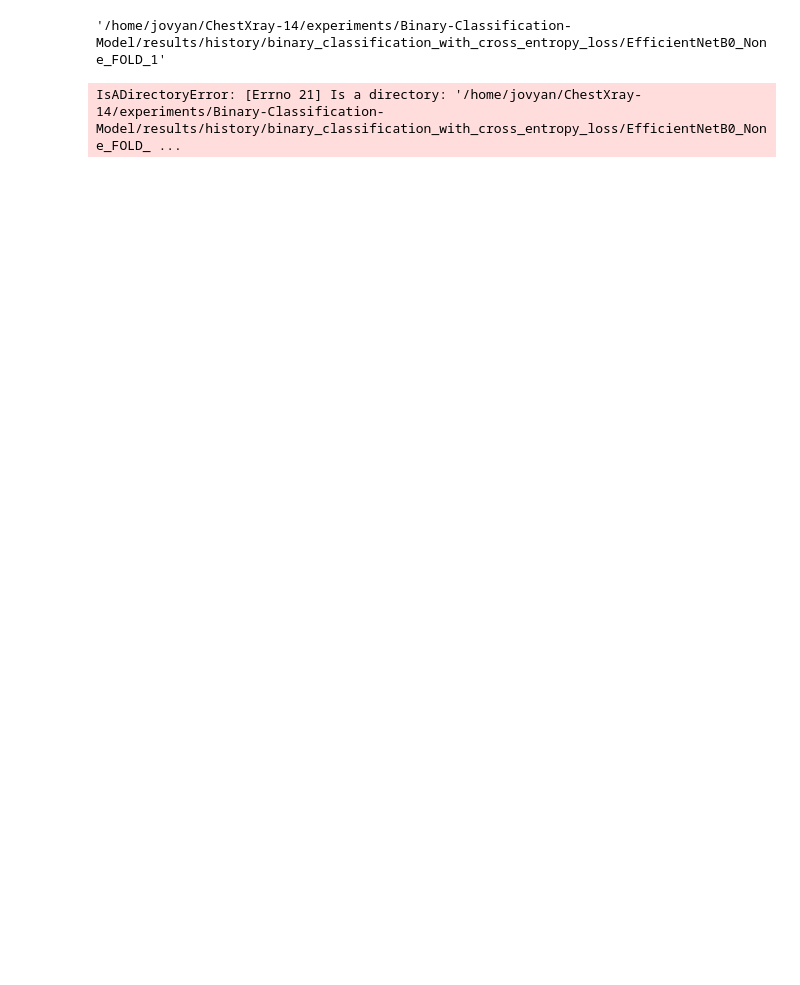
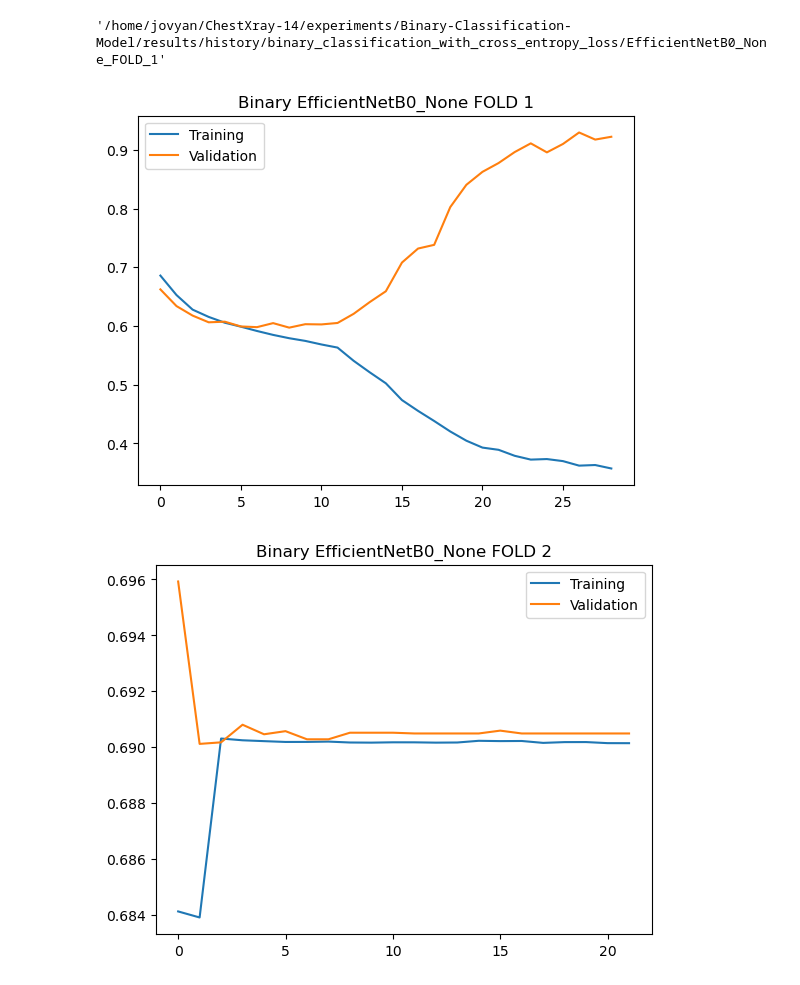
Before and after one commit to chonsawat/ChestXray-14, a Jupyter notebook: experiments/Binary-Classification-Model/Learning_Curve.ipynb, the cells around one changed output. Saved outputs shown, nothing was run; the diff lists cells and outputs as text; code cells hidden in the pictures; blank space fills up the shorter version.

```diff
--- a/experiments/Binary-Classification-Model/Learning_Curve.ipynb
+++ b/experiments/Binary-Classification-Model/Learning_Curve.ipynb
@@ -16,15 +18,19 @@ f"{CURRENT_PATH}/results/history/binary_classification_with_cross_entropy_loss/E
 # %%
 import pandas as pd
 import matplotlib.pyplot as plt
 
 FOLD_NUM = 5
 for fold_num in range(1, FOLD_NUM + 1):
     history_path = f"{CURRENT_PATH}/results/history/binary_classification_with_cross_entropy_loss/EfficientNetB0_None_FOLD_{fold_num}"
-    df = pd.read_csv(history_path)
+    file_name = f"{history_path}/history.csv"
+    df = pd.read_csv(file_name)
 
+    plt.title(f"Binary EfficientNetB0_None FOLD {fold_num}")
     plt.plot(df.loss, label="Training")
     plt.plot(df.val_loss, label="Validation")
+    plt.legend()
     plt.show()
-    break
+    # break
 # %% [output]
-IsADirectoryError: [Errno 21] Is a directory: '/home/jovyan/ChestXray-14/experiments/Binary-Classification-Model/results/history/binary_classification_with_cross_entropy_loss/EfficientNetB0_None_FOLD_ ...
+[figure, added]
+[figure, added]
```
Also changed, not shown: parts of 4 cells of this notebook, 33 other files.
